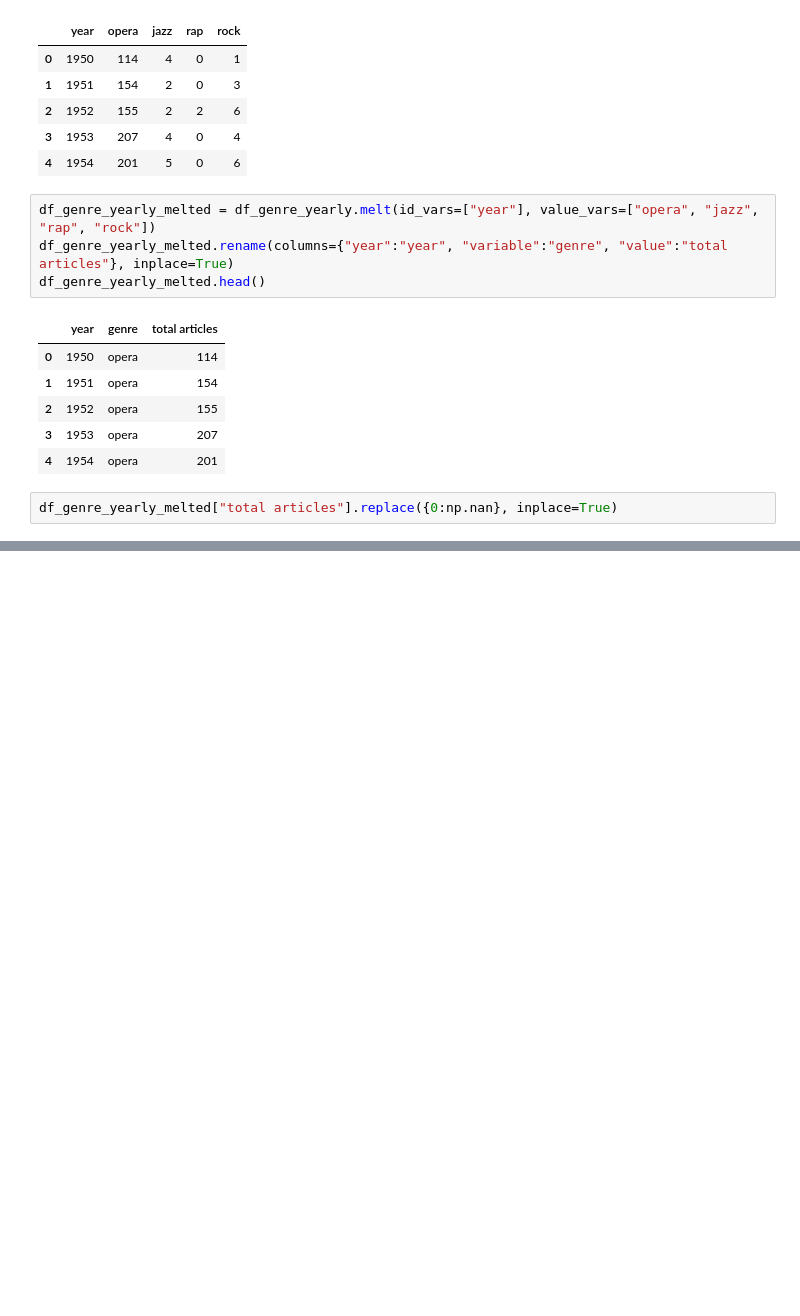
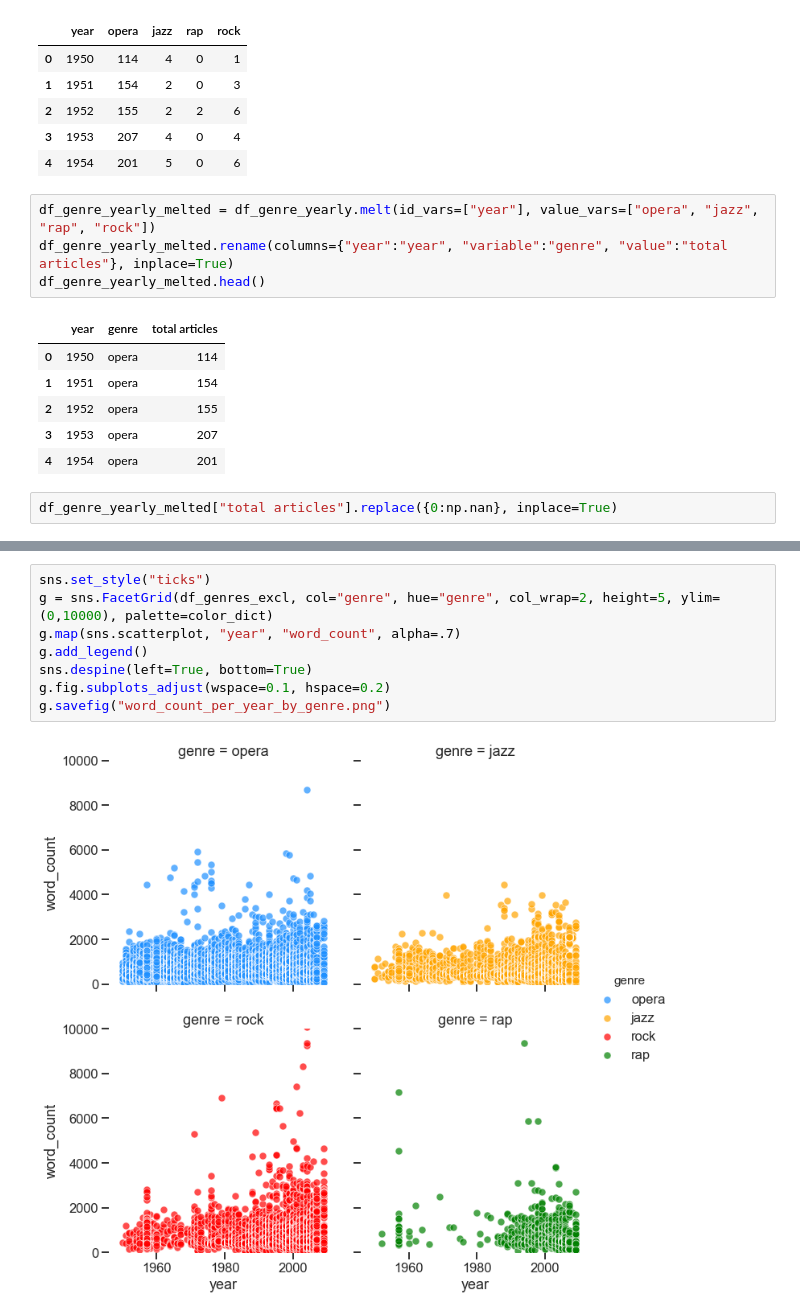
Before and after one commit to DCS-training/SentimentAnalysistimes, a Jupyter notebook: TimesMusicReviews2_CorpusViz.ipynb, the cells around one changed output, grey strips where cells are left out. Saved outputs shown, nothing was run; the diff lists cells and outputs as text; blank space fills up the shorter version.

```diff
--- a/TimesMusicReviews2_CorpusViz.ipynb
+++ b/TimesMusicReviews2_CorpusViz.ipynb
@@ -604,0 +627,10 @@ genre_year_viz.figure.savefig("reviews_per_year_per_genre_line.png")
+# %%
+sns.set_style("ticks")
+g = sns.FacetGrid(df_genres_excl, col="genre", hue="genre", col_wrap=2, height=5, ylim=(0,10000), palette=color_dict)
+g.map(sns.scatterplot, "year", "word_count", alpha=.7)
+g.add_legend()
+sns.despine(left=True, bottom=True)
+g.fig.subplots_adjust(wspace=0.1, hspace=0.2)
+g.savefig("word_count_per_year_by_genre.png")
+# %% [output]
+[figure, added]
```
Also changed, not shown: parts of 32 cells of this notebook, 12 other files.
